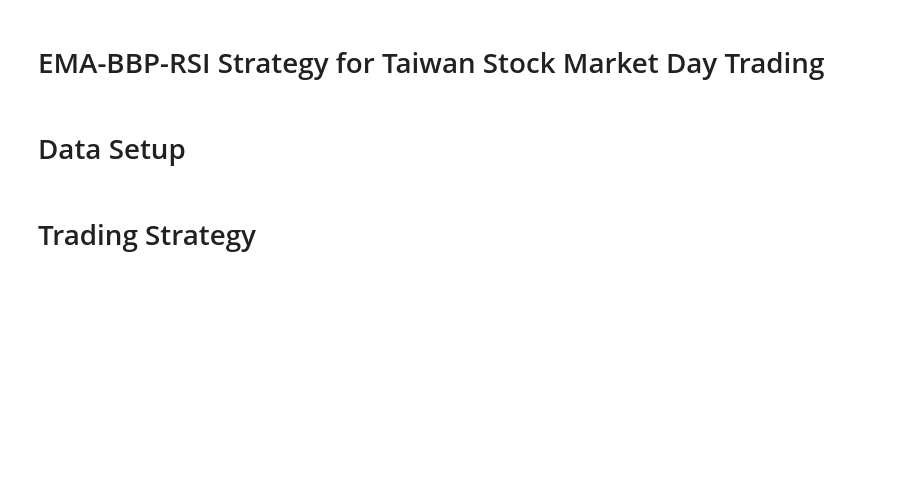
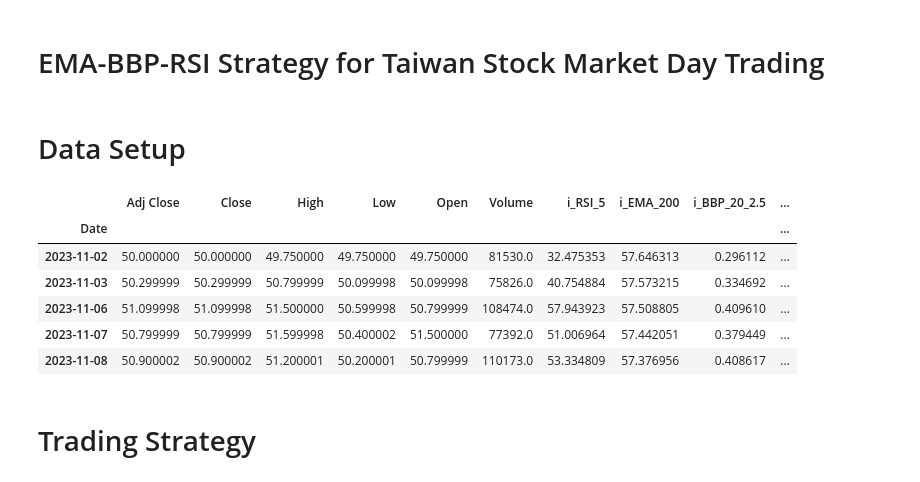
Before and after one commit to phenomenoner/HighEV_Lab, a Jupyter notebook: EMA_BBP_RSI_Strategy.ipynb, the cells around one changed output. Drawn from its saved outputs; the diff is of its cells as text; code cells hidden in the pictures; blank space fills up the shorter version.

```diff
--- a/EMA_BBP_RSI_Strategy.ipynb
+++ b/EMA_BBP_RSI_Strategy.ipynb
@@ -61,7 +67,15 @@ for s in tqdm(symbols):
 # Concatenate the original DataFrame with the computed results
 data_df = pd.concat([data_df, pd.DataFrame(results)], axis=1)
 # %%
-data_df.xs('6570.TWO', axis=1, level=1).to_csv('test.csv')  # Inspect the result
+data_df.xs('6570.TWO', axis=1, level=1).tail()  # Inspect the result
+# %% [output]
+|  | Adj Close | Close | High | Low | Open | Volume | i_RSI_5 | i_EMA_200 | i_BBP_20_2.5 | ... |
+| Date |  |  |  |  |  |  |  |  |  | ... |
+| 2023-11-02 | 50.000000 | 50.000000 | 49.750000 | 49.750000 | 49.750000 | 81530.0 | 32.475353 | 57.646313 | 0.296112 | ... |
+| 2023-11-03 | 50.299999 | 50.299999 | 50.799999 | 50.099998 | 50.099998 | 75826.0 | 40.754884 | 57.573215 | 0.334692 | ... |
+| 2023-11-06 | 51.099998 | 51.099998 | 51.500000 | 50.599998 | 50.799999 | 108474.0 | 57.943923 | 57.508805 | 0.409610 | ... |
+| 2023-11-07 | 50.799999 | 50.799999 | 51.599998 | 50.400002 | 51.500000 | 77392.0 | 51.006964 | 57.442051 | 0.379449 | ... |
+| 2023-11-08 | 50.900002 | 50.900002 | 51.200001 | 50.200001 | 50.799999 | 110173.0 | 53.334809 | 57.376956 | 0.408617 | ... |
 # %%
 data_df = data_df.iloc[-1260:]
 # %% [markdown]
```
Also changed, not shown: parts of 21 cells of this notebook, 2 other files.
